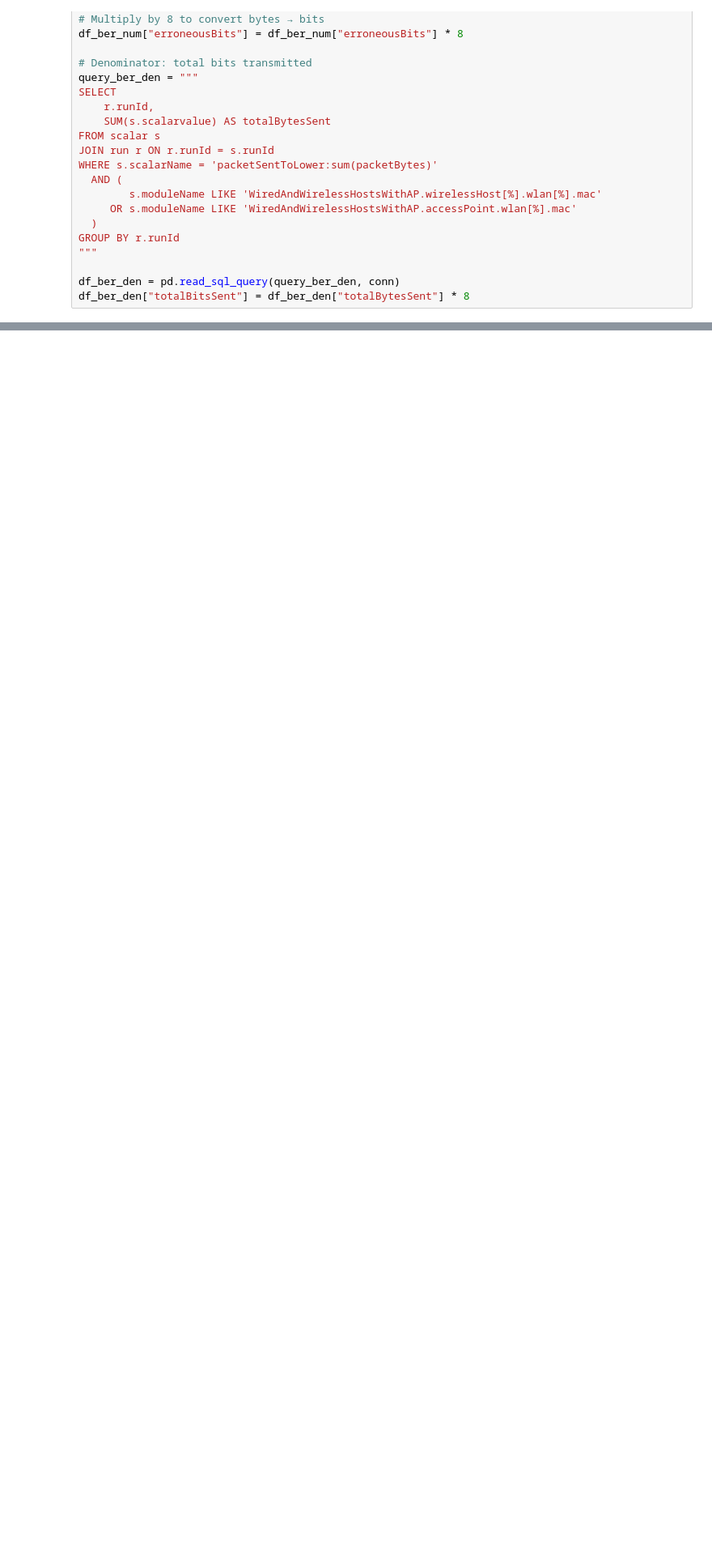
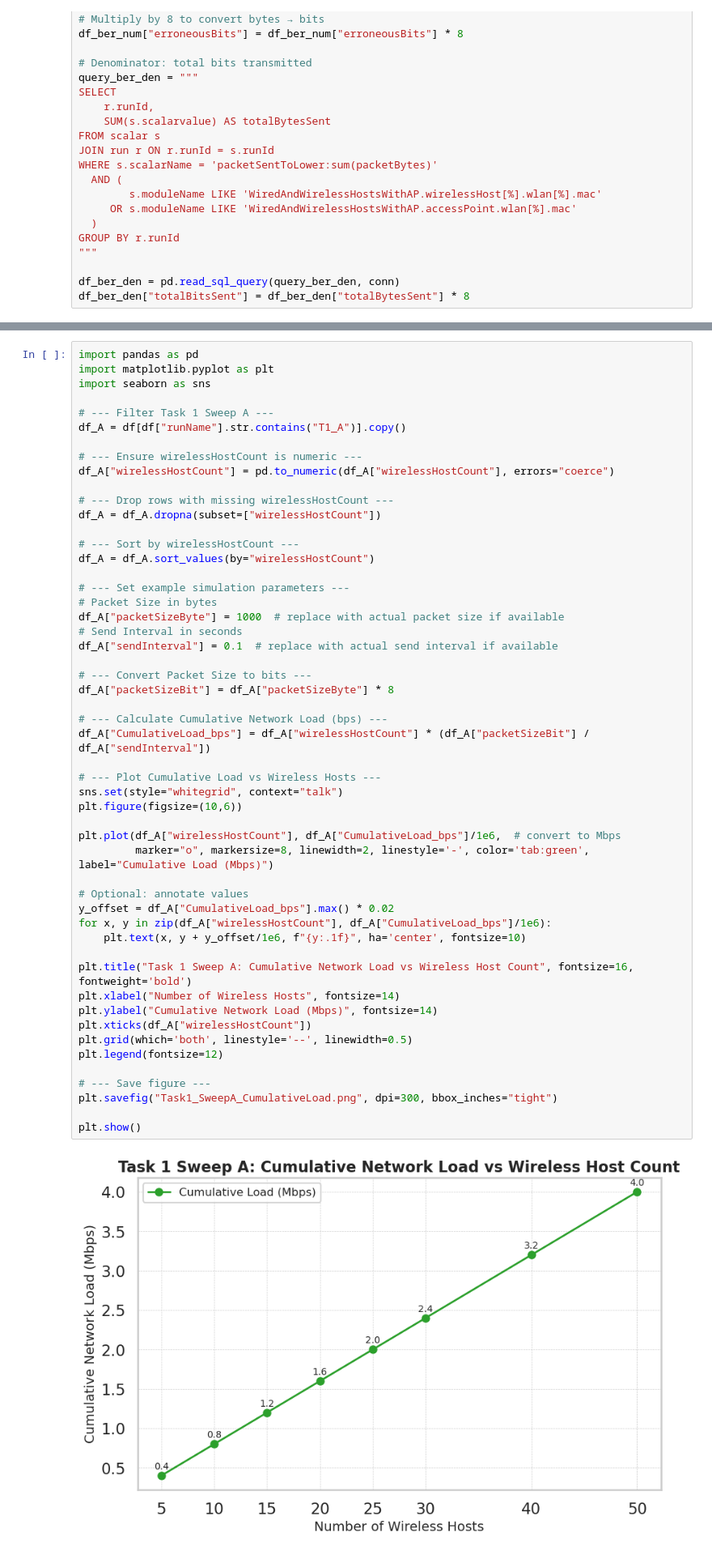
Before and after one commit to minhaz5000/omnet-analysis, a Jupyter notebook: analysis.ipynb, the cells around one changed output, grey strips where cells are left out. Shown at 81% size. Drawn from its saved outputs; the diff is of its cells as text; blank space fills up the shorter version.

```diff
--- a/analysis.ipynb
+++ b/analysis.ipynb
@@ -328,0 +465,54 @@ plt.show()
+# %%
+import pandas as pd
+import matplotlib.pyplot as plt
+import seaborn as sns
+
+# --- Filter Task 1 Sweep A ---
+df_A = df[df["runName"].str.contains("T1_A")].copy()
+
+# --- Ensure wirelessHostCount is numeric ---
+df_A["wirelessHostCount"] = pd.to_numeric(df_A["wirelessHostCount"], errors="coerce")
+
+# --- Drop rows with missing wirelessHostCount ---
+df_A = df_A.dropna(subset=["wirelessHostCount"])
+
+# --- Sort by wirelessHostCount ---
+df_A = df_A.sort_values(by="wirelessHostCount")
+
+# --- Set example simulation parameters ---
+# Packet Size in bytes
+df_A["packetSizeByte"] = 1000  # replace with actual packet size if available
+# Send Interval in seconds
+df_A["sendInterval"] = 0.1  # replace with actual send interval if available
+
+# --- Convert Packet Size to bits ---
+df_A["packetSizeBit"] = df_A["packetSizeByte"] * 8
+
+# --- Calculate Cumulative Network Load (bps) ---
+df_A["CumulativeLoad_bps"] = df_A["wirelessHostCount"] * (df_A["packetSizeBit"] / df_A["sendInterval"])
+
+# --- Plot Cumulative Load vs Wireless Hosts ---
+sns.set(style="whitegrid", context="talk")
+plt.figure(figsize=(10,6))
+
+plt.plot(df_A["wirelessHostCount"], df_A["CumulativeLoad_bps"]/1e6,  # convert to Mbps
+         marker="o", markersize=8, linewidth=2, linestyle='-', color='tab:green', label="Cumulative Load (Mbps)")
+
+# Optional: annotate values
+y_offset = df_A["CumulativeLoad_bps"].max() * 0.02
+for x, y in zip(df_A["wirelessHostCount"], df_A["CumulativeLoad_bps"]/1e6):
+    plt.text(x, y + y_offset/1e6, f"{y:.1f}", ha='center', fontsize=10)
+
+plt.title("Task 1 Sweep A: Cumulative Network Load vs Wireless Host Count", fontsize=16, fontweight='bold')
+plt.xlabel("Number of Wireless Hosts", fontsize=14)
+plt.ylabel("Cumulative Network Load (Mbps)", fontsize=14)
+plt.xticks(df_A["wirelessHostCount"])
+plt.grid(which='both', linestyle='--', linewidth=0.5)
+plt.legend(fontsize=12)
+
+# --- Save figure ---
+plt.savefig("Task1_SweepA_CumulativeLoad.png", dpi=300, bbox_inches="tight")
+
+plt.show()
+# %% [output]
+[figure, added]
```
Also changed, not shown: parts of 31 cells of this notebook.
